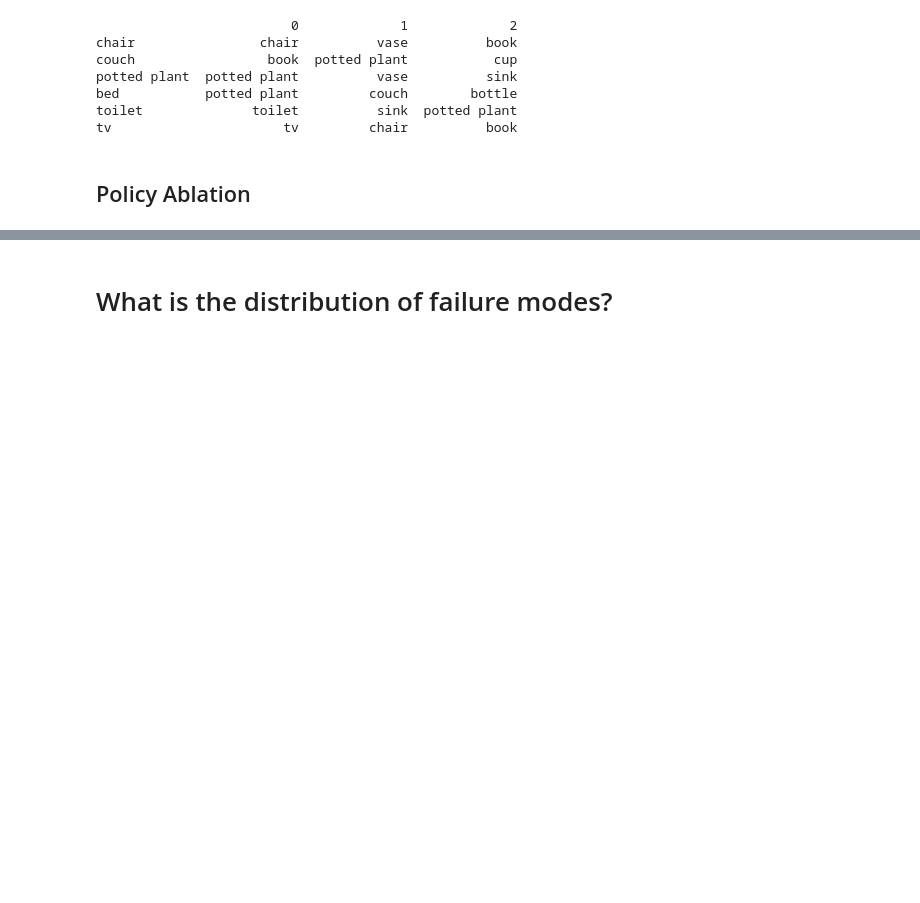
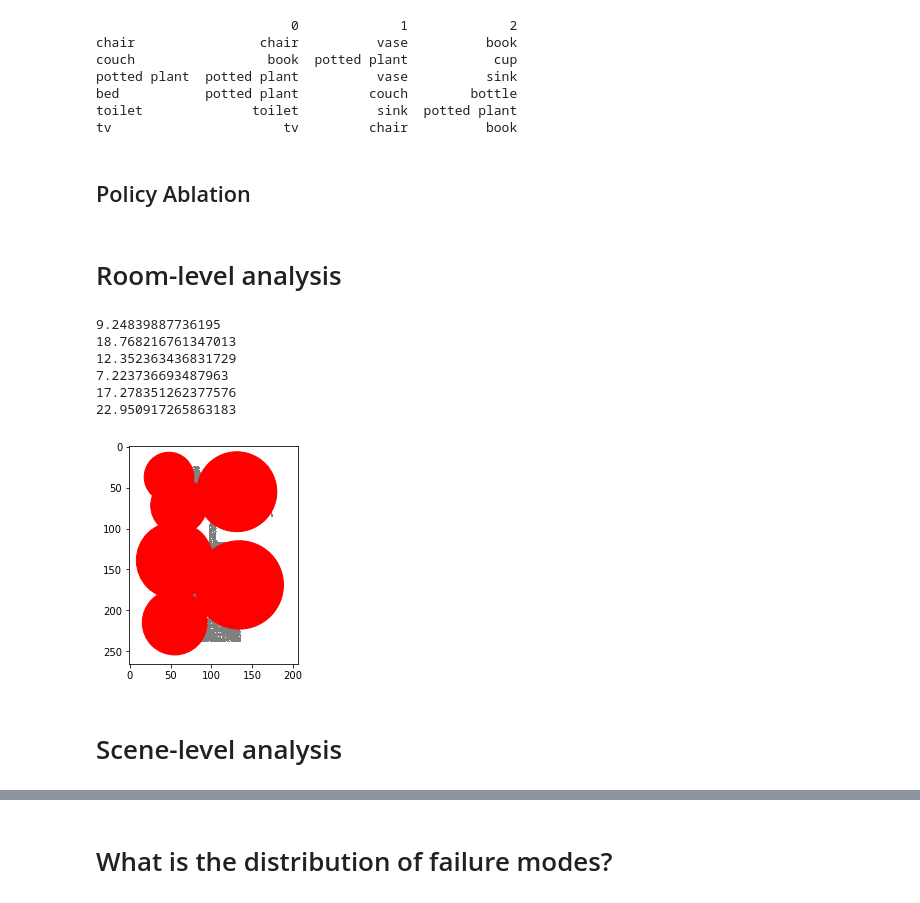
Before and after one commit to rish-raghu/Object-Goal-Navigation, a Jupyter notebook: Analysis.ipynb, the cells around one changed output, grey strips where cells are left out. Cells and saved outputs as stored; diff of their text form; code cells hidden in the pictures; blank space fills up the shorter version.

```diff
--- a/Analysis.ipynb
+++ b/Analysis.ipynb
@@ -473,3 +490,33 @@ toilet              toilet          sink  potted plant
 tv                      tv         chair          book
 # %% [markdown]
 ## Policy Ablation
+# %% [markdown]
+# Room-level analysis
+# %%
+def render_room_seg(scene):
+    sem_map = dataset_info[scene][0]["sem_map"][0]
+    map_obj_origin = dataset_info[scene][0]['origin']
+    min_x, min_y = map_obj_origin / 100.0
+    fig, ax = plt.subplots()
+    cmap = colors.ListedColormap(['white','gray'])
+    ax.imshow(sem_map, cmap=cmap)
+
+    for room in scene_graphs[scene].room.values():
+        if room.floor_number=="B":
+            center = int((-room.location[1] - min_x) * 20), int((room.location[0] - min_y) * 20)
+            #plt.scatter(center[1], center[0])
+            radius = np.sqrt(room.floor_area/math.pi)*20
+            circle = plt.Circle(center, radius, color='r')
+            ax.add_patch(circle)
+# %%
+render_room_seg("Markleeville")
+# %% [output]
+9.24839887736195
+18.768216761347013
+12.352363436831729
+7.223736693487963
+17.278351262377576
+22.950917265863183
+[figure, added]
+# %% [markdown]
+# Scene-level analysis
```
Also changed, not shown: parts of 8 cells of this notebook.
